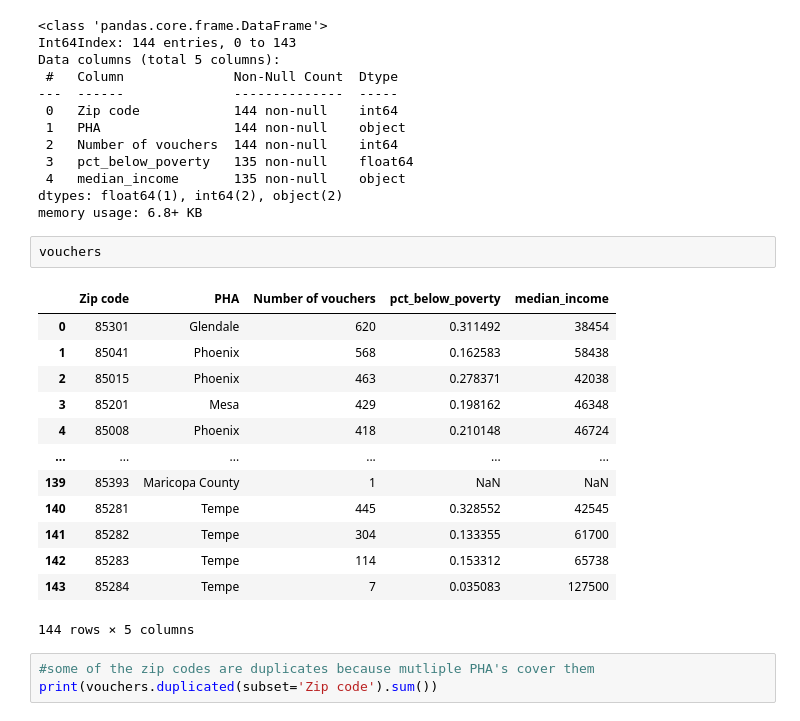
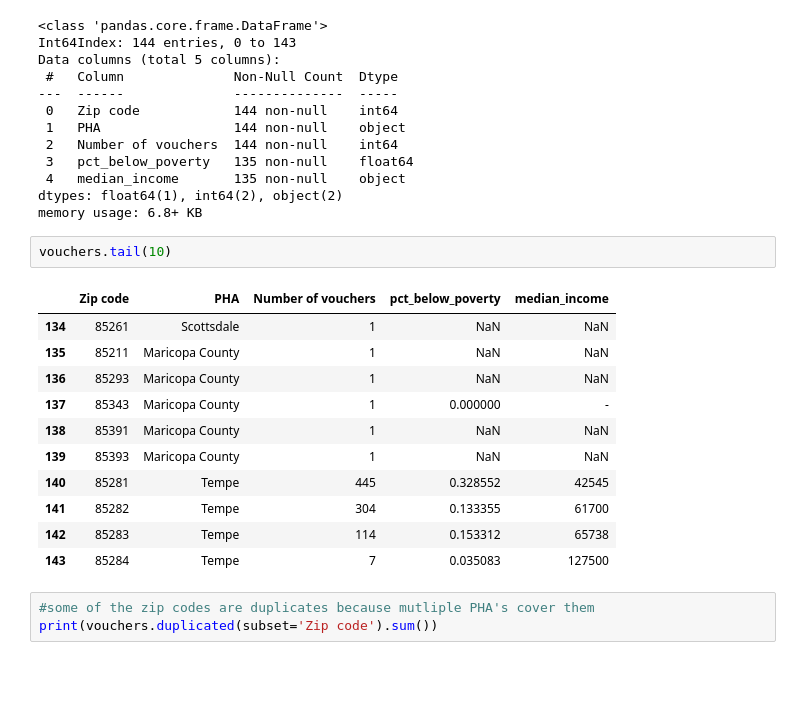
Before and after one commit to amyq96/quick-analyses, a Jupyter notebook: section-8/prep-voucher-data.ipynb, the cells around one changed output. Saved outputs shown, nothing was run; the diff lists cells and outputs as text; blank space fills up the shorter version.

```diff
--- a/section-8/prep-voucher-data.ipynb
+++ b/section-8/prep-voucher-data.ipynb
@@ -192,21 +232,19 @@ Data columns (total 5 columns):
 dtypes: float64(1), int64(2), object(2)
 memory usage: 6.8+ KB
 # %%
-vouchers
+vouchers.tail(10)
 # %% [output]
 |  | Zip code | PHA | Number of vouchers | pct_below_poverty | median_income |
-| 0 | 85301 | Glendale | 620 | 0.311492 | 38454 |
-| 1 | 85041 | Phoenix | 568 | 0.162583 | 58438 |
-| 2 | 85015 | Phoenix | 463 | 0.278371 | 42038 |
-| 3 | 85201 | Mesa | 429 | 0.198162 | 46348 |
-| 4 | 85008 | Phoenix | 418 | 0.210148 | 46724 |
-| ... | ... | ... | ... | ... | ... |
+| 134 | 85261 | Scottsdale | 1 | NaN | NaN |
+| 135 | 85211 | Maricopa County | 1 | NaN | NaN |
+| 136 | 85293 | Maricopa County | 1 | NaN | NaN |
+| 137 | 85343 | Maricopa County | 1 | 0.000000 | - |
+| 138 | 85391 | Maricopa County | 1 | NaN | NaN |
 | 139 | 85393 | Maricopa County | 1 | NaN | NaN |
 | 140 | 85281 | Tempe | 445 | 0.328552 | 42545 |
 | 141 | 85282 | Tempe | 304 | 0.133355 | 61700 |
 | 142 | 85283 | Tempe | 114 | 0.153312 | 65738 |
 | 143 | 85284 | Tempe | 7 | 0.035083 | 127500 |
-144 rows × 5 columns
 # %%
 #some of the zip codes are duplicates because mutliple PHA's cover them
 print(vouchers.duplicated(subset='Zip code').sum())
```
Also changed, not shown: parts of 29 cells of this notebook.
